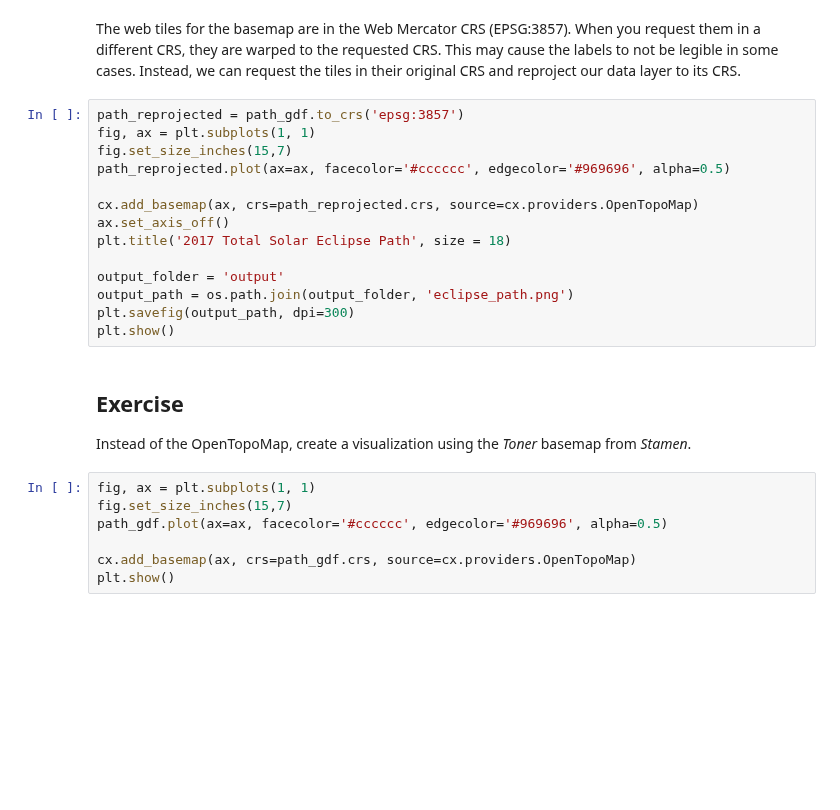
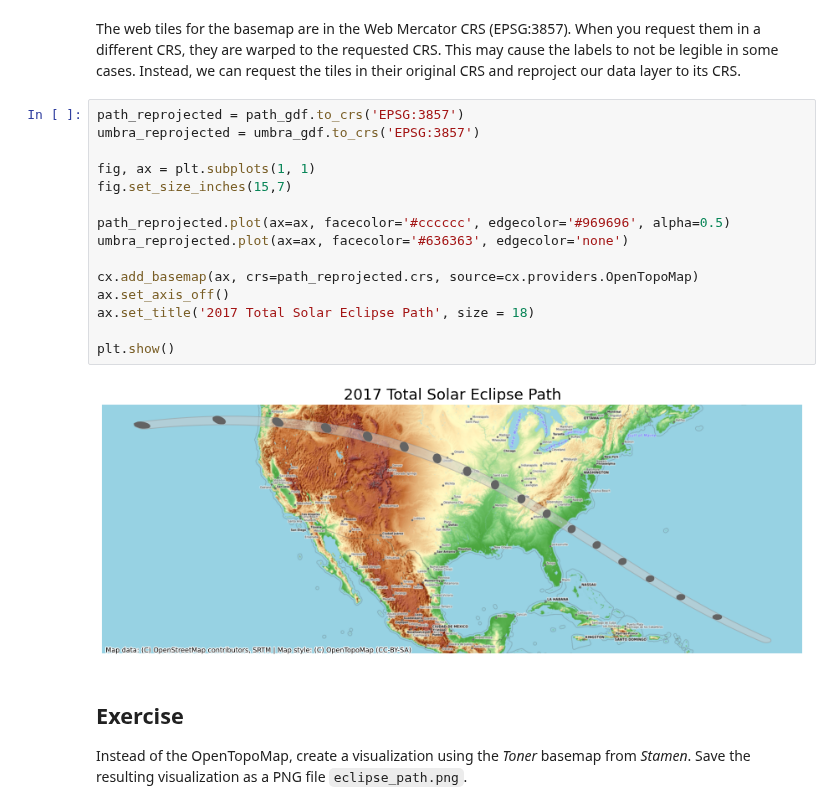
Before and after one commit to spatialthoughts/courses, a Jupyter notebook: code/python_dataviz/04_using_basemaps.ipynb, the cells around one changed output. Saved outputs shown, nothing was run; the diff lists cells and outputs as text; blank space fills up the shorter version.

```diff
--- a/code/python_dataviz/04_using_basemaps.ipynb
+++ b/code/python_dataviz/04_using_basemaps.ipynb
@@ -39,27 +107,23 @@ plt.show()
 # %% [markdown]
 The web tiles for the basemap are in the Web Mercator CRS (EPSG:3857). When you request them in a different CRS, they are warped to the requested CRS. This may cause the labels to not be legible in some cases. Instead, we can request the tiles in their original CRS and reproject our data layer to its CRS.
 # %%
-path_reprojected = path_gdf.to_crs('epsg:3857')
+path_reprojected = path_gdf.to_crs('EPSG:3857')
+umbra_reprojected = umbra_gdf.to_crs('EPSG:3857')
+
 fig, ax = plt.subplots(1, 1)
 fig.set_size_inches(15,7)
+
 path_reprojected.plot(ax=ax, facecolor='#cccccc', edgecolor='#969696', alpha=0.5)
+umbra_reprojected.plot(ax=ax, facecolor='#636363', edgecolor='none')
 
 cx.add_basemap(ax, crs=path_reprojected.crs, source=cx.providers.OpenTopoMap)
 ax.set_axis_off()
-plt.title('2017 Total Solar Eclipse Path', size = 18)
+ax.set_title('2017 Total Solar Eclipse Path', size = 18)
 
-output_folder = 'output'
-output_path = os.path.join(output_folder, 'eclipse_path.png')
-plt.savefig(output_path, dpi=300)
 plt.show()
+# %% [output]
+[figure, added]
 # %% [markdown]
 ## Exercise
 
-Instead of the OpenTopoMap, create a visualization using the *Toner* basemap from *Stamen*.
+Instead of the OpenTopoMap, create a visualization using the *Toner* basemap from *Stamen*. Save the resulting visualization as a PNG file `eclipse_path.png`.
-# %%
-fig, ax = plt.subplots(1, 1)
-fig.set_size_inches(15,7)
-path_gdf.plot(ax=ax, facecolor='#cccccc', edgecolor='#969696', alpha=0.5)
-
-cx.add_basemap(ax, crs=path_gdf.crs, source=cx.providers.OpenTopoMap)
-plt.show()
```
Also changed, not shown: parts of 16 cells of this notebook.
